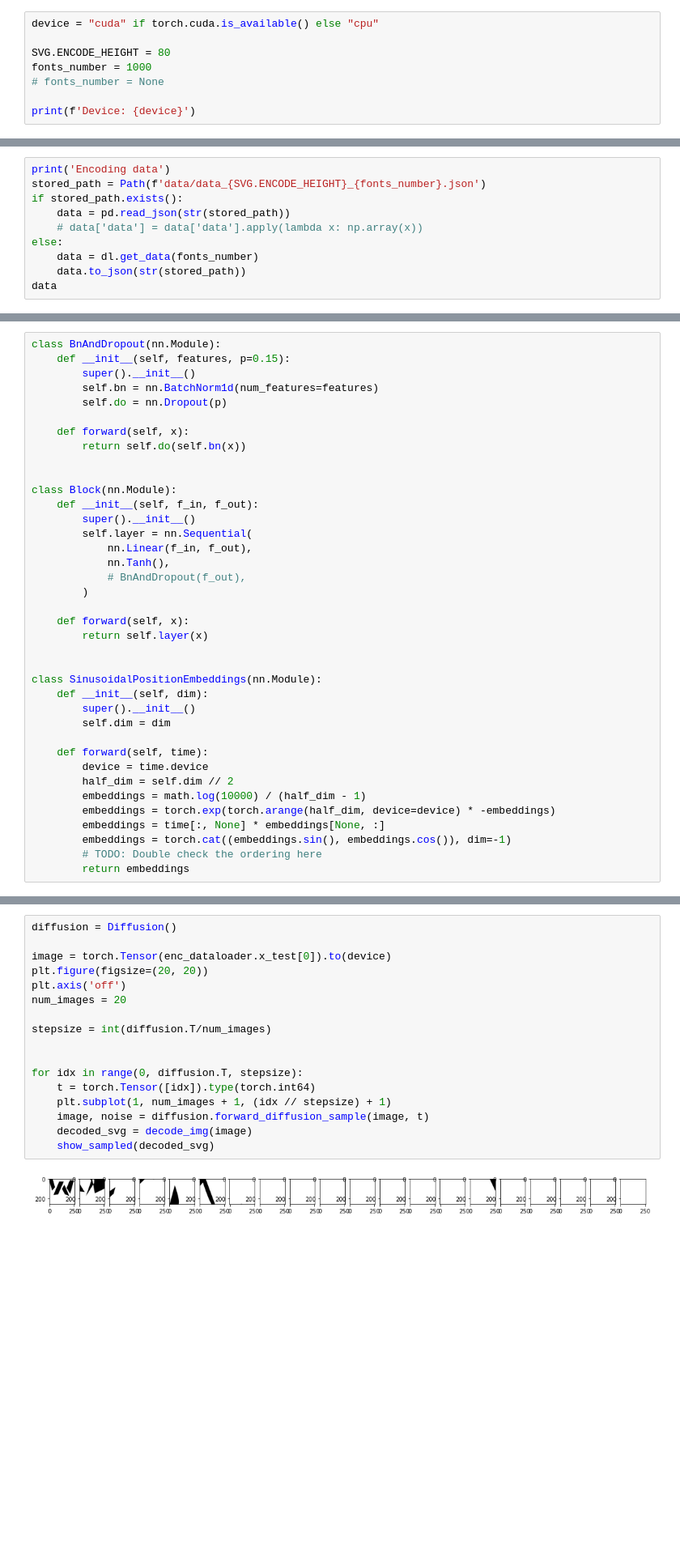
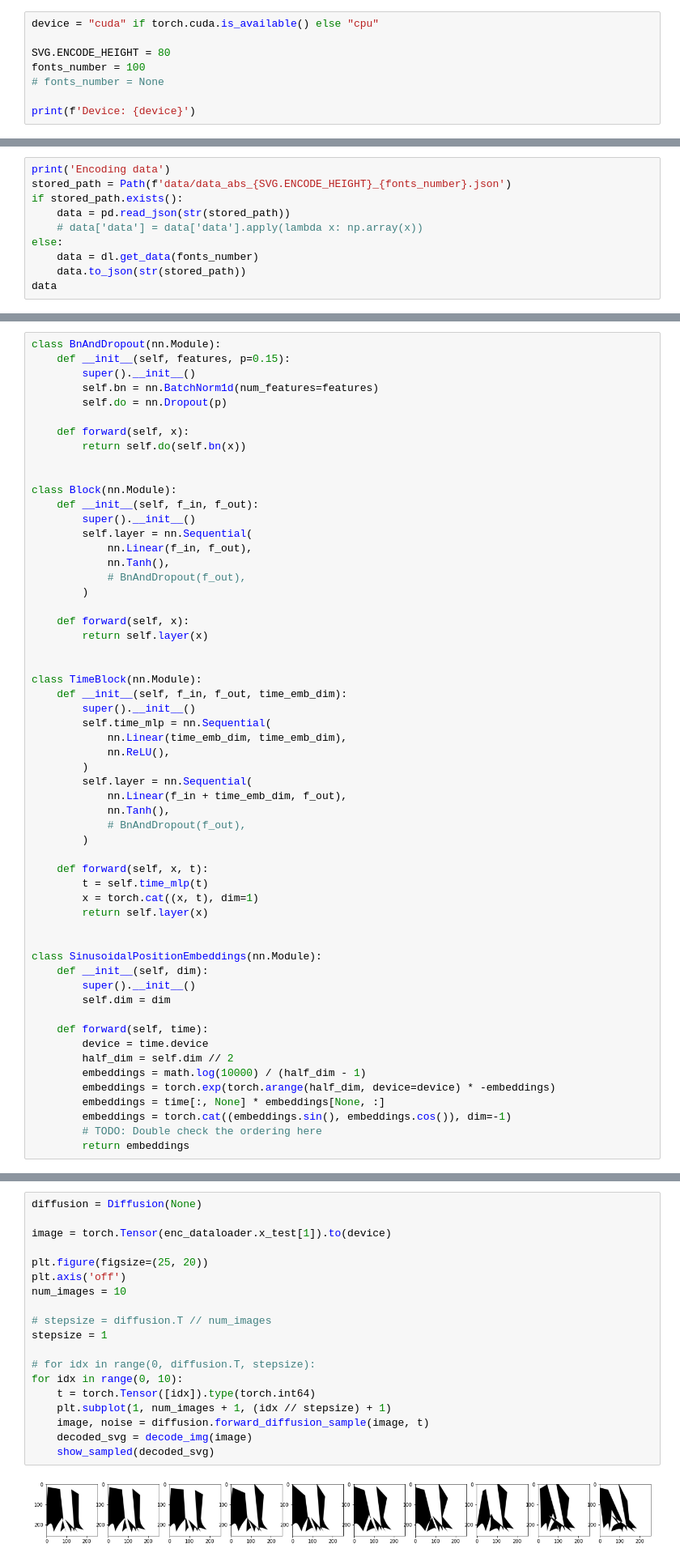
Before and after one commit to flydzen/diploma, a Jupyter notebook: main_difuse.ipynb, the cells around one changed output, grey strips where cells are left out. Shown: that part at 81% size. Saved outputs shown, nothing was run; the diff lists cells and outputs as text; blank space fills up the shorter version.

Commit message:
Diffusion draft

```diff
--- a/main_difuse.ipynb
+++ b/main_difuse.ipynb
@@ -28,7 +29,7 @@ from IPython import display
 device = "cuda" if torch.cuda.is_available() else "cpu"
 
 SVG.ENCODE_HEIGHT = 80
-fonts_number = 1000
+fonts_number = 100
 # fonts_number = None
 
 print(f'Device: {device}')
@@ -45,6 +46,6 @@ Loading data
 # %%
 print('Encoding data')
-stored_path = Path(f'data/data_{SVG.ENCODE_HEIGHT}_{fonts_number}.json')
+stored_path = Path(f'data/data_abs_{SVG.ENCODE_HEIGHT}_{fonts_number}.json')
 if stored_path.exists():
     data = pd.read_json(str(stored_path))
     # data['data'] = data['data'].apply(lambda x: np.array(x))
@@ -162,6 +200,25 @@ class Block(nn.Module):
         return self.layer(x)
 
 
+class TimeBlock(nn.Module):
+    def __init__(self, f_in, f_out, time_emb_dim):
+        super().__init__()
+        self.time_mlp = nn.Sequential(
+            nn.Linear(time_emb_dim, time_emb_dim),
+            nn.ReLU(),
+        )
+        self.layer = nn.Sequential(
+            nn.Linear(f_in + time_emb_dim, f_out),
+            nn.Tanh(),
+            # BnAndDropout(f_out),
+        )
+
+    def forward(self, x, t):
+        t = self.time_mlp(t)
+        x = torch.cat((x, t), dim=1)
+        return self.layer(x)
+
+
 class SinusoidalPositionEmbeddings(nn.Module):
     def __init__(self, dim):
         super().__init__()
@@ -653,19 +742,21 @@ class Diffusion:
 # %%
-diffusion = Diffusion()
+diffusion = Diffusion(None)
 
-image = torch.Tensor(enc_dataloader.x_test[0]).to(device)
-plt.figure(figsize=(20, 20))
+image = torch.Tensor(enc_dataloader.x_test[1]).to(device)
+
+plt.figure(figsize=(25, 20))
 plt.axis('off')
-num_images = 20
+num_images = 10
 
-stepsize = int(diffusion.T/num_images)
+# stepsize = diffusion.T // num_images
+stepsize = 1
 
-
-for idx in range(0, diffusion.T, stepsize):
+# for idx in range(0, diffusion.T, stepsize):
+for idx in range(0, 10):
     t = torch.Tensor([idx]).type(torch.int64)
     plt.subplot(1, num_images + 1, (idx // stepsize) + 1)
     image, noise = diffusion.forward_diffusion_sample(image, t)
     decoded_svg = decode_img(image)
     show_sampled(decoded_svg)
 # %% [output]
-[figure, old version]
+[figure, new version]
```
Also changed, not shown: parts of 18 cells of this notebook.
